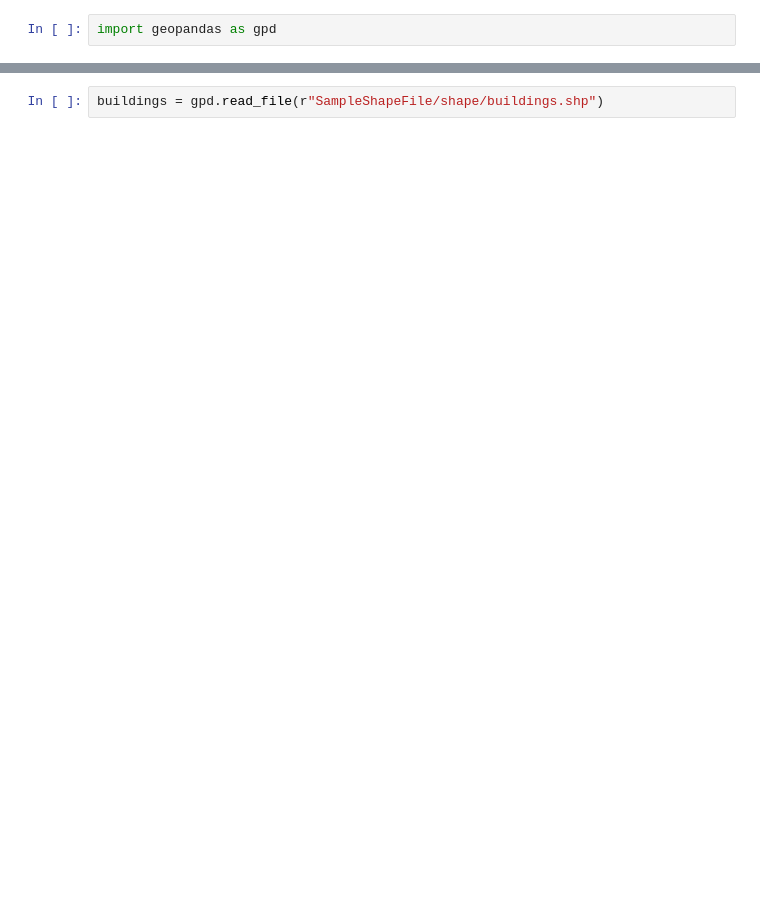
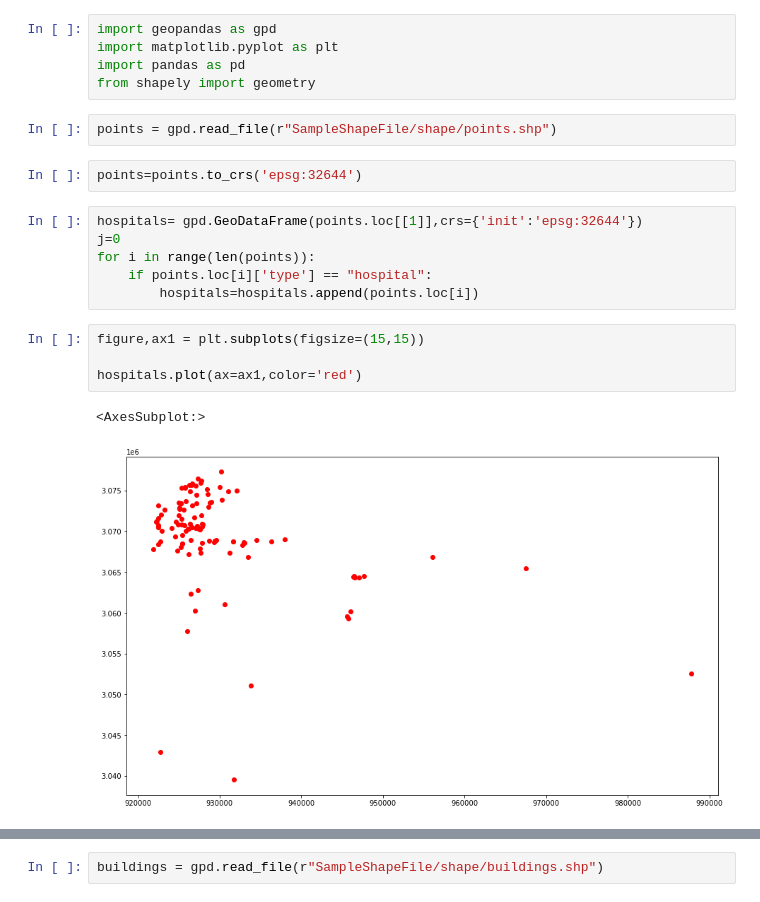
Before and after one commit to bikraj2/Team_Pollyanna, a Jupyter notebook: dataAnalysis/trial1.ipynb, the cells around one changed output, grey strips where cells are left out. Saved outputs shown, nothing was run; the diff lists cells and outputs as text; blank space fills up the shorter version.

Commit message:
more data analysis with clustering and finding the best fit model

```diff
--- a/dataAnalysis/trial1.ipynb
+++ b/dataAnalysis/trial1.ipynb
@@ -1,2 +1,22 @@
-# %%
-import geopandas as gpd
+# %%
+import geopandas as gpd
+import matplotlib.pyplot as plt
+import pandas as pd
+from shapely import geometry
+# %%
+points = gpd.read_file(r"SampleShapeFile/shape/points.shp")
+# %%
+points=points.to_crs('epsg:32644')
+# %%
+hospitals= gpd.GeoDataFrame(points.loc[[1]],crs={'init':'epsg:32644'})
+j=0
+for i in range(len(points)):
+    if points.loc[i]['type'] == "hospital":
+        hospitals=hospitals.append(points.loc[i])
+# %%
+figure,ax1 = plt.subplots(figsize=(15,15))
+
+hospitals.plot(ax=ax1,color='red')
+# %% [output]
+<AxesSubplot:>
+[figure, added]
```
Also changed, not shown: parts of 64 cells of this notebook, 49 other files.
